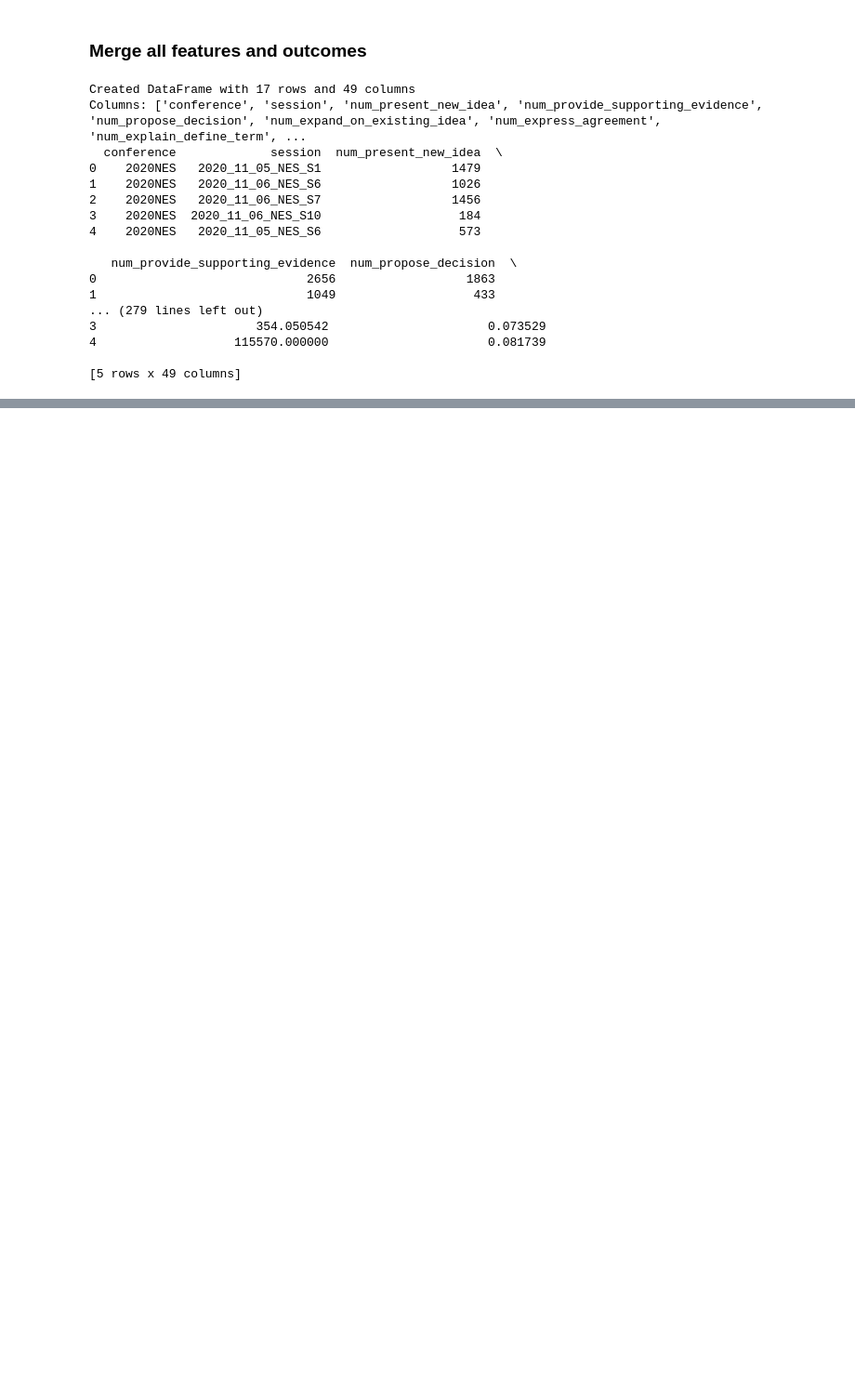
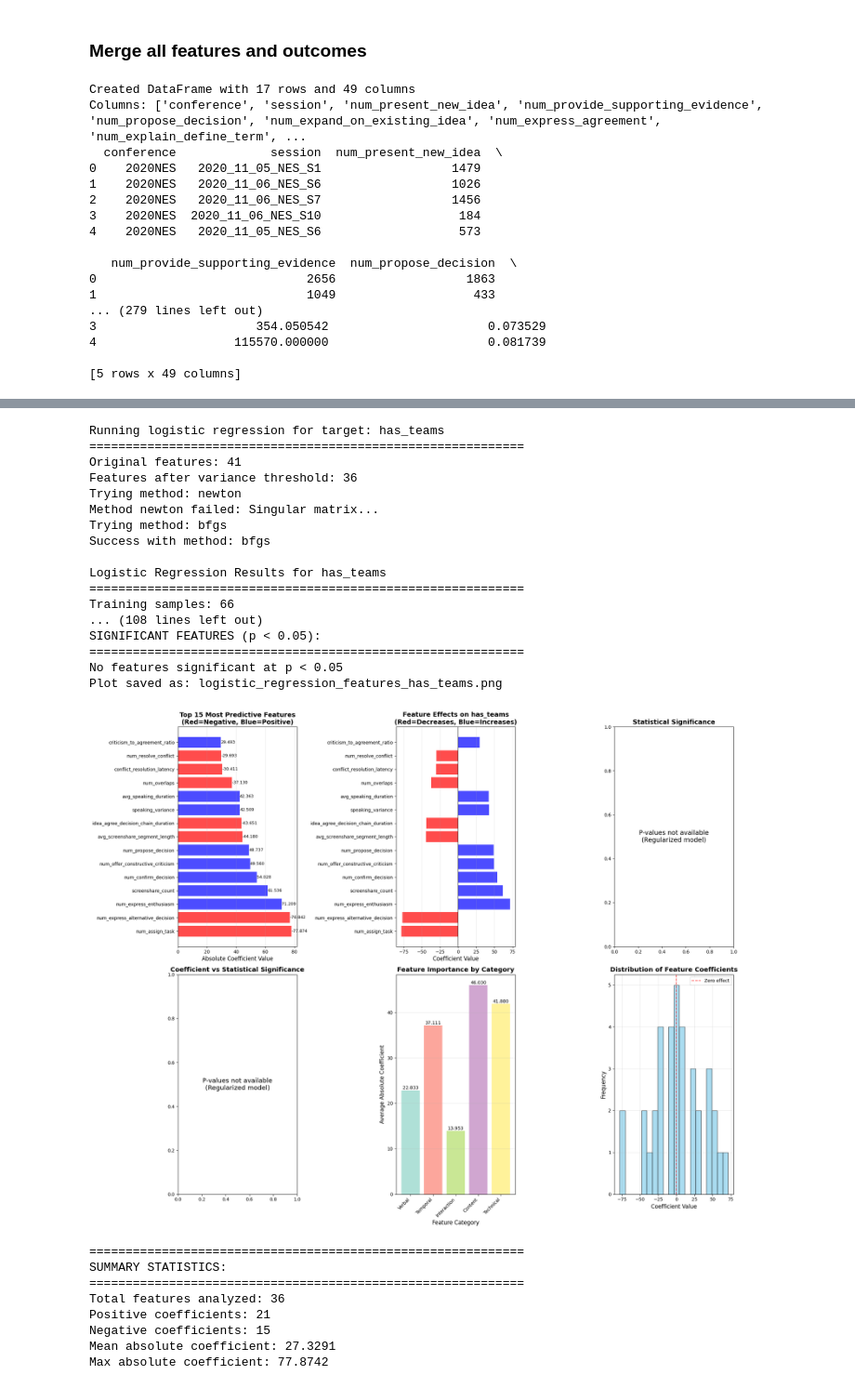
Before and after one commit to eveyhuang/gemini_data_analysis, a Jupyter notebook: merge_analyze_data.ipynb, the cells around one changed output, grey strips where cells are left out. Shown at 93% size. Drawn from its saved outputs; the diff is of its cells as text; code cells hidden in the pictures; blank space fills up the shorter version.

```diff
--- a/merge_analyze_data.ipynb
+++ b/merge_analyze_data.ipynb
@@ -567,0 +971,10 @@ plt.show()
+# %%
+# Create binary versions
+all_data_df['has_teams'] = (all_data_df['num_teams'] > 0).astype(int)
+all_data_df['has_funded_teams'] = (all_data_df['num_funded_teams'] > 0).astype(int)
+
+print("Binary target distributions:")
+print("has_teams:")
+print(all_data_df['has_teams'].value_counts().sort_index())
+print("\nhas_funded_teams:")
+print(all_data_df['has_funded_teams'].value_counts().sort_index())
@@ -567,0 +1387,31 @@ plt.show()
+# %%
+df = all_data_df
+target = 'has_teams'  # Change this to your target variable
+results, coef_df, scaler, features = visualize_logistic_features(df, target)
+# %% [output]
+Running logistic regression for target: has_teams
+============================================================
+Original features: 41
+Features after variance threshold: 36
+Trying method: newton
+Method newton failed: Singular matrix...
+Trying method: bfgs
+Success with method: bfgs
+
+Logistic Regression Results for has_teams
+============================================================
+Training samples: 66
+... (108 lines left out)
+SIGNIFICANT FEATURES (p < 0.05):
+============================================================
+No features significant at p < 0.05
+Plot saved as: logistic_regression_features_has_teams.png
+[figure, added]
+============================================================
+SUMMARY STATISTICS:
+============================================================
+Total features analyzed: 36
+Positive coefficients: 21
+Negative coefficients: 15
+Mean absolute coefficient: 27.3291
+Max absolute coefficient: 77.8742
```
Also changed, not shown: parts of 21 cells of this notebook, 34 other files.
